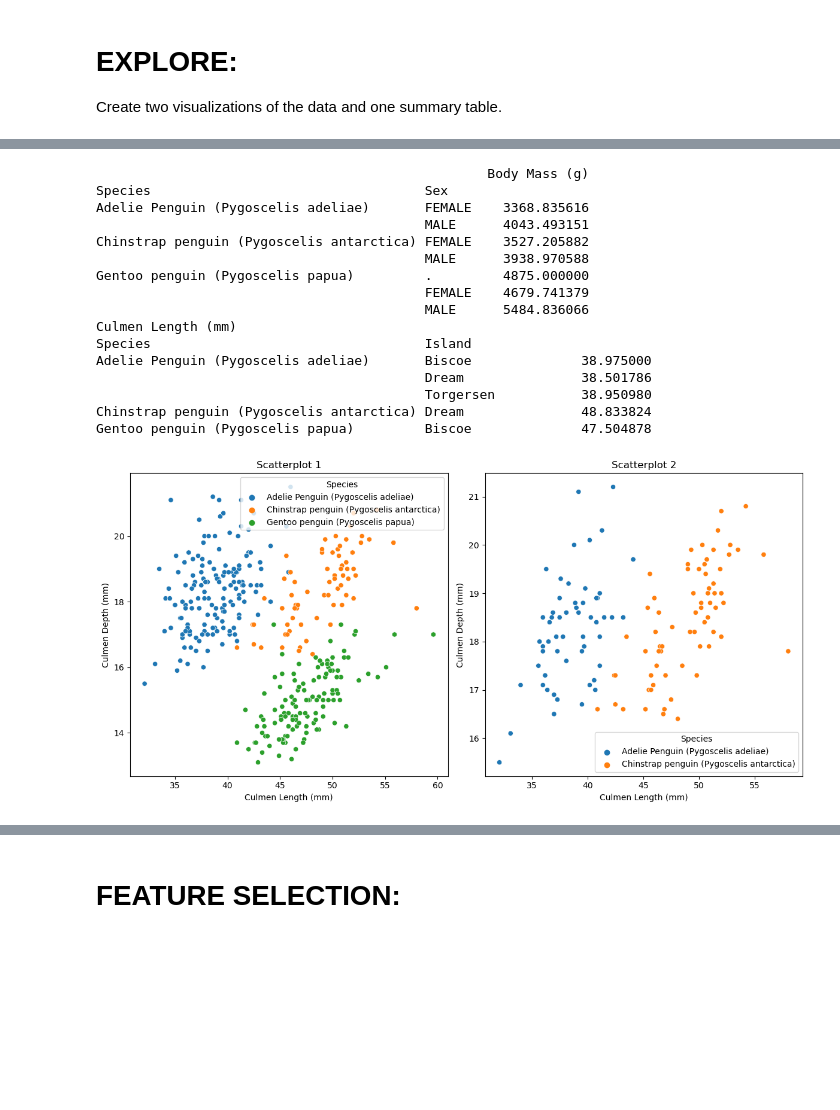
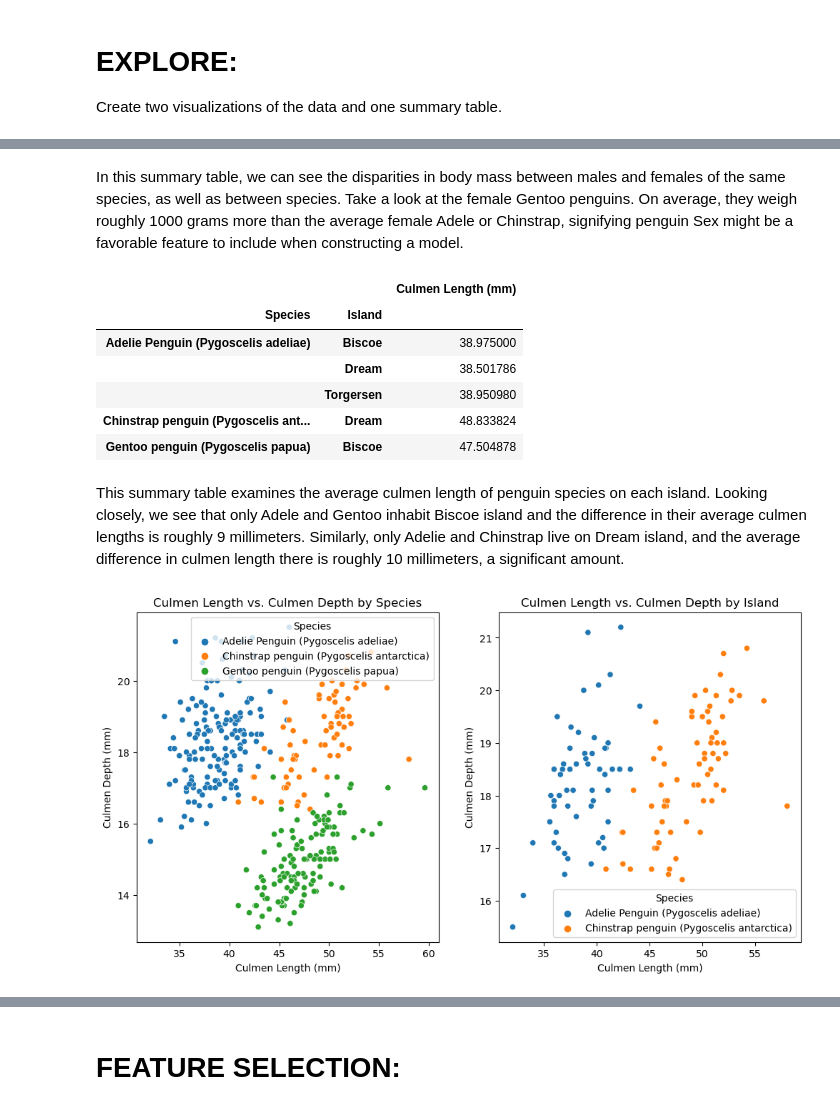
Before and after one commit to lucasf46/lucasf46.github.io, a Jupyter notebook: posts/BlogPost1/BlogPost1-1.ipynb, the cells around one changed output, grey strips where cells are left out. Drawn from its saved outputs; the diff is of its cells as text; code cells hidden in the pictures; blank space fills up the shorter version.

```diff
--- a/posts/BlogPost1/BlogPost1-1.ipynb
+++ b/posts/BlogPost1/BlogPost1-1.ipynb
@@ -54,47 +76,30 @@ Create two visualizations of the data and one summary table.
+# %% [markdown]
+In this summary table, we can see the disparities in body mass between males and females of the same species, as well as between species. Take a look at the female Gentoo penguins. On average, they weigh roughly 1000 grams more than the average female Adele or Chinstrap, signifying penguin Sex might be a favorable feature to include when constructing a model.
+# %%
+SumTable2
+# %% [output]
+|  |  | Culmen Length (mm) |
+| Species | Island |  |
+| Adelie Penguin (Pygoscelis adeliae) | Biscoe | 38.975000 |
+|  | Dream | 38.501786 |
+|  | Torgersen | 38.950980 |
+| Chinstrap penguin (Pygoscelis ant... | Dream | 48.833824 |
+| Gentoo penguin (Pygoscelis papua) | Biscoe | 47.504878 |
+# %% [markdown]
+This summary table examines the average culmen length of penguin species on each island. Looking closely, we see that only Adele and Gentoo inhabit Biscoe island and the difference in their average culmen lengths is roughly 9 millimeters. Similarly, only Adelie and Chinstrap live on Dream island, and the average difference in culmen length there is roughly 10 millimeters, a significant amount.
 # %%
-from matplotlib import pyplot as plt
-import seaborn as sns
-
-url = "https://raw.githubusercontent.com/PhilChodrow/ml-notes/main/data/palmer-penguins/palmer-penguins.csv"
-df = pd.read_csv(url)
-
-SumTable = df.groupby(['Species', 'Sex']).aggregate({'Body Mass (g)': 'mean'})
-SumTable2 = df.groupby(['Species', 'Island']).aggregate({'Culmen Length (mm)': 'mean'})
-
-# Filter to get penguins living on Dream Island
-Island_Dream_df = df[df['Island'] == 'Dream']
-
-print(SumTable, SumTable2)
-
 fig, axes = plt.subplots(1, 2, figsize=(12, 6))
 
 # Plot first scatterplot
 sns.scatterplot(data=df, x='Culmen Length (mm)', y='Culmen Depth (mm)', hue= 'Species', ax=axes[0])
-axes[0].set_title('Scatterplot 1')
+axes[0].set_title('Culmen Length vs. Culmen Depth by Species')
 
 # Plot second scatterplot
+# Filter to get penguins living on Dream Island
+Island_Dream_df = df[df['Island'] == 'Dream']
 sns.scatterplot(x='Culmen Length (mm)', y='Culmen Depth (mm)', data= Island_Dream_df, hue= 'Species', ax=axes[1])
-axes[1].set_title('Scatterplot 2')
+axes[1].set_title('Culmen Length vs. Culmen Depth on Dream Island')
 
-# Adjust layout
-plt.tight_layout()
-
-# Show plot
 plt.show()
 # %% [output]
-                                                  Body Mass (g)
-Species                                   Sex
-Adelie Penguin (Pygoscelis adeliae)       FEMALE    3368.835616
-                                          MALE      4043.493151
-Chinstrap penguin (Pygoscelis antarctica) FEMALE    3527.205882
-                                          MALE      3938.970588
-Gentoo penguin (Pygoscelis papua)         .         4875.000000
-                                          FEMALE    4679.741379
-                                          MALE      5484.836066                                                      Culmen Length (mm)
-Species                                   Island
-Adelie Penguin (Pygoscelis adeliae)       Biscoe              38.975000
-                                          Dream               38.501786
-                                          Torgersen           38.950980
-Chinstrap penguin (Pygoscelis antarctica) Dream               48.833824
-Gentoo penguin (Pygoscelis papua)         Biscoe              47.504878
-[figure, old version]
+[figure, new version]
```
Also changed, not shown: parts of 16 cells of this notebook.
